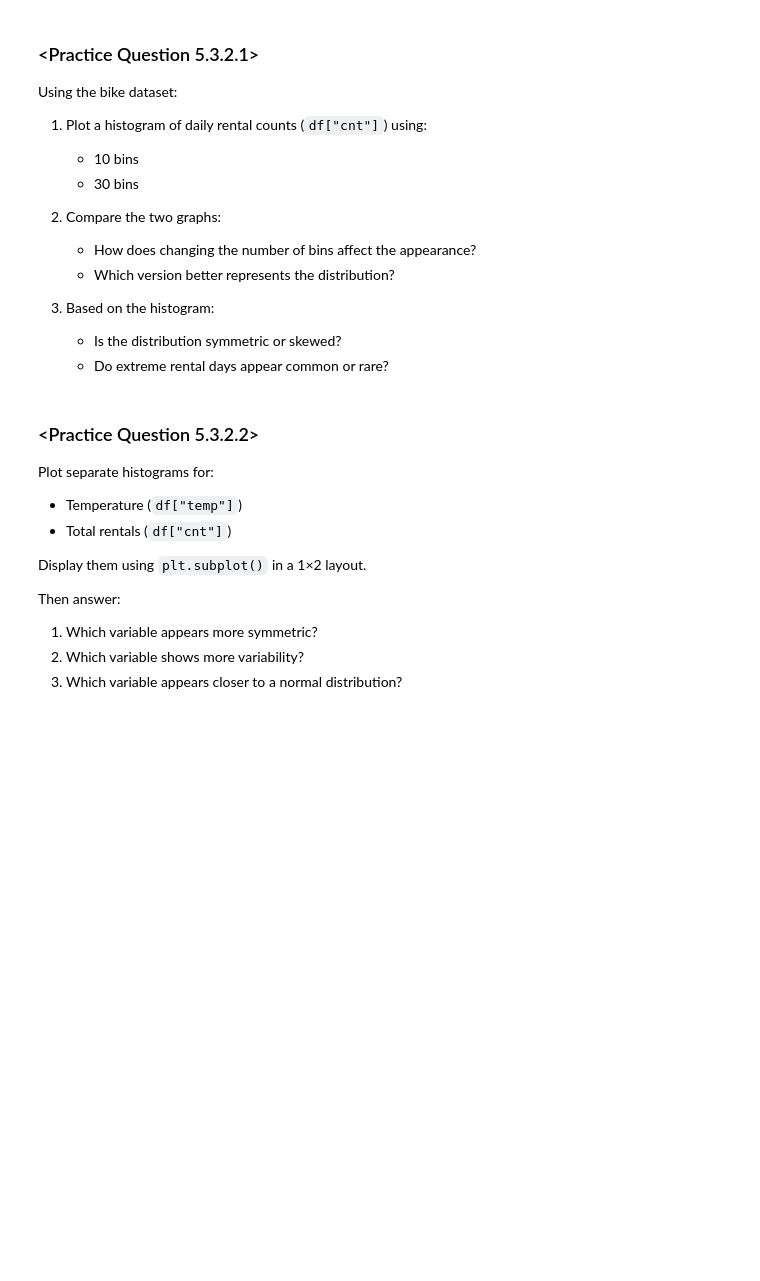
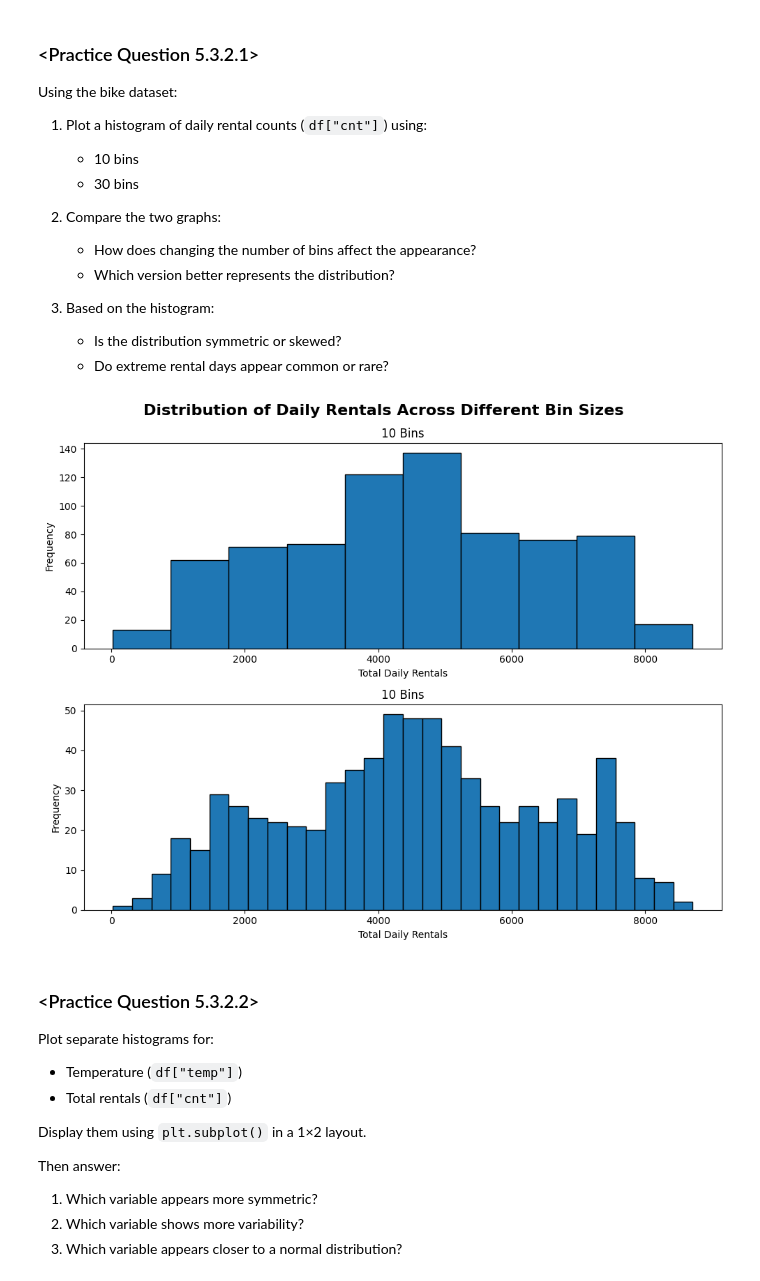
Before and after one commit to Mcpeking18/GCI-DS-COURSE, a Jupyter notebook: Lecture 4/lec4_notebook.ipynb, the cells around one changed output. Saved outputs shown, nothing was run; the diff lists cells and outputs as text; code cells hidden in the pictures; blank space fills up the shorter version.

```diff
--- a/Lecture 4/lec4_notebook.ipynb
+++ b/Lecture 4/lec4_notebook.ipynb
@@ -954,3 +984,28 @@ plt.show()
+# %%
+#Solution
+plt.figure(figsize=(10, 8))
+
+# 10 bins
+# WRITE ME
+plt.subplot(2,1,1)
+plt.title("10 Bins")
+plt.hist(df["cnt"],bins = 10, edgecolor='black')
+plt.xlabel("Total Daily Rentals")
+plt.ylabel("Frequency")
+
+# 30 bins
+# WRITE ME
+plt.subplot(2,1,2)
+plt.title("10 Bins")
+plt.hist(df["cnt"],bins = 30, edgecolor='black')
+plt.xlabel("Total Daily Rentals")
+plt.ylabel("Frequency")
+
+plt.suptitle('Distribution of Daily Rentals Across Different Bin Sizes', fontsize=16, fontweight='bold')
+plt.tight_layout()
+plt.show()
+# %% [output]
+[figure, added]
 # %% [markdown]
 ### <Practice Question 5.3.2.2>
 
```
Also changed, not shown: parts of 18 cells of this notebook.
